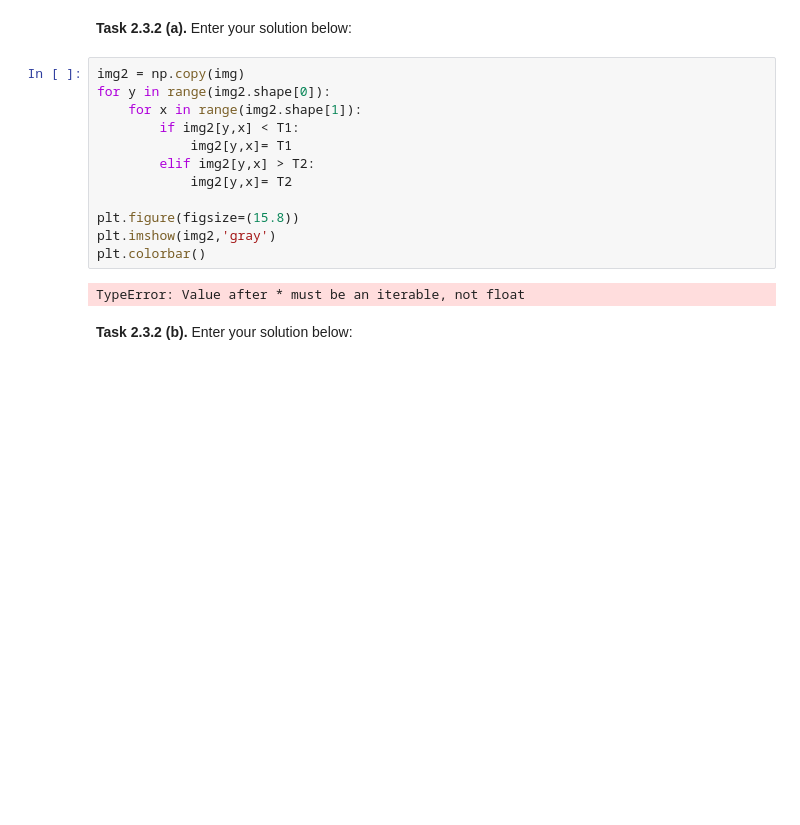
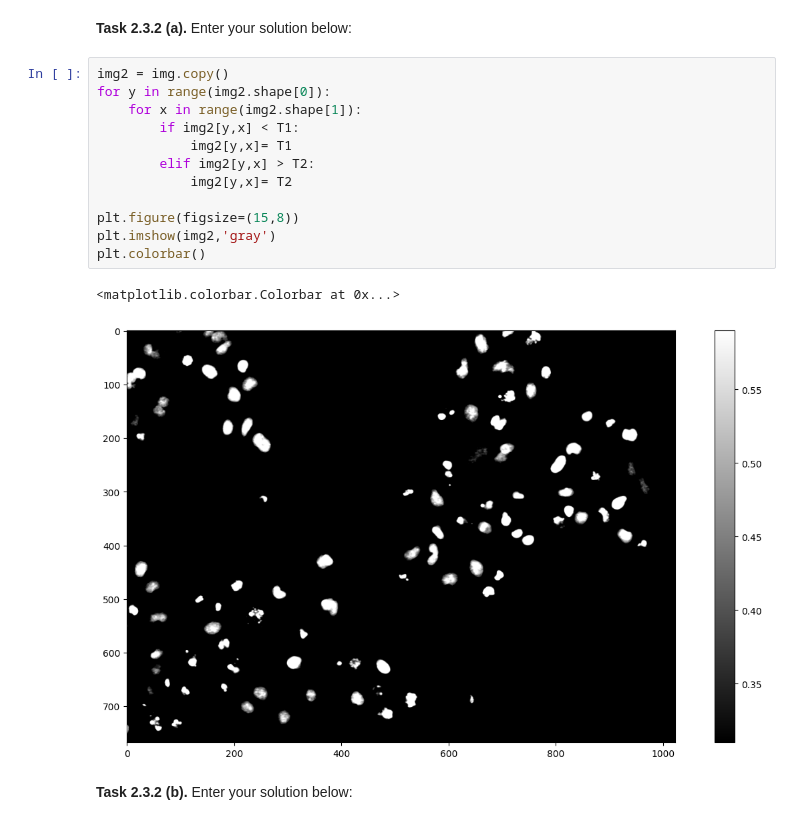
Before and after one commit to Vici0912/mobi-fs3-python, a Jupyter notebook: task2.ipynb, the cells around one changed output. Cells and saved outputs as stored; diff of their text form; blank space fills up the shorter version.

```diff
--- a/task2.ipynb
+++ b/task2.ipynb
@@ -60,19 +60,20 @@ array([[0.31, 0.31, 0.31, ..., 0.31, 0.31, 0.31],
 # %% [markdown]
 **<a id="#">Task 2.3.2 (a).</a>** Enter your solution below:
 # %%
-img2 = np.copy(img)
+img2 = img.copy()
 for y in range(img2.shape[0]):
     for x in range(img2.shape[1]):
         if img2[y,x] < T1:
             img2[y,x]= T1
         elif img2[y,x] > T2:
             img2[y,x]= T2
 
-plt.figure(figsize=(15.8))
+plt.figure(figsize=(15,8))
 plt.imshow(img2,'gray')
 plt.colorbar()
 # %% [output]
-TypeError: Value after * must be an iterable, not float
+<matplotlib.colorbar.Colorbar at 0x...>
+[figure, added]
 # %% [markdown]
 **<a id="#">Task 2.3.2 (b).</a>** Enter your solution below:
 # %%
```
Also changed, not shown: parts of 5 cells of this notebook, 1 other file.
